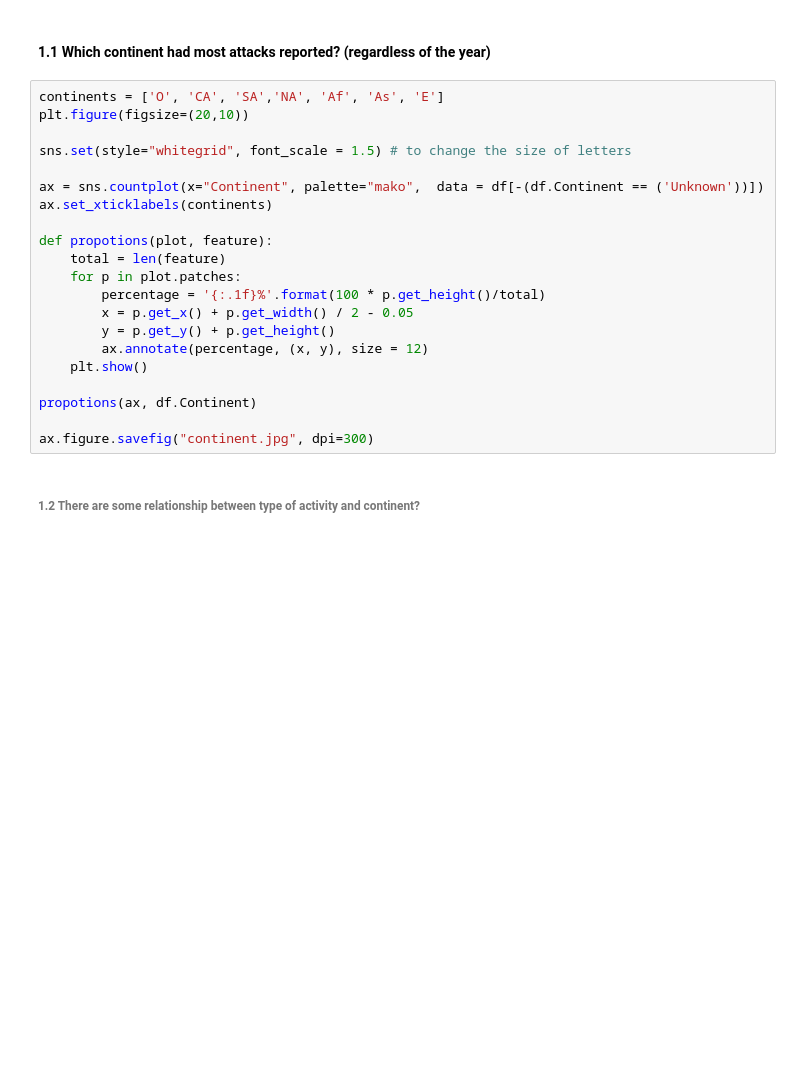
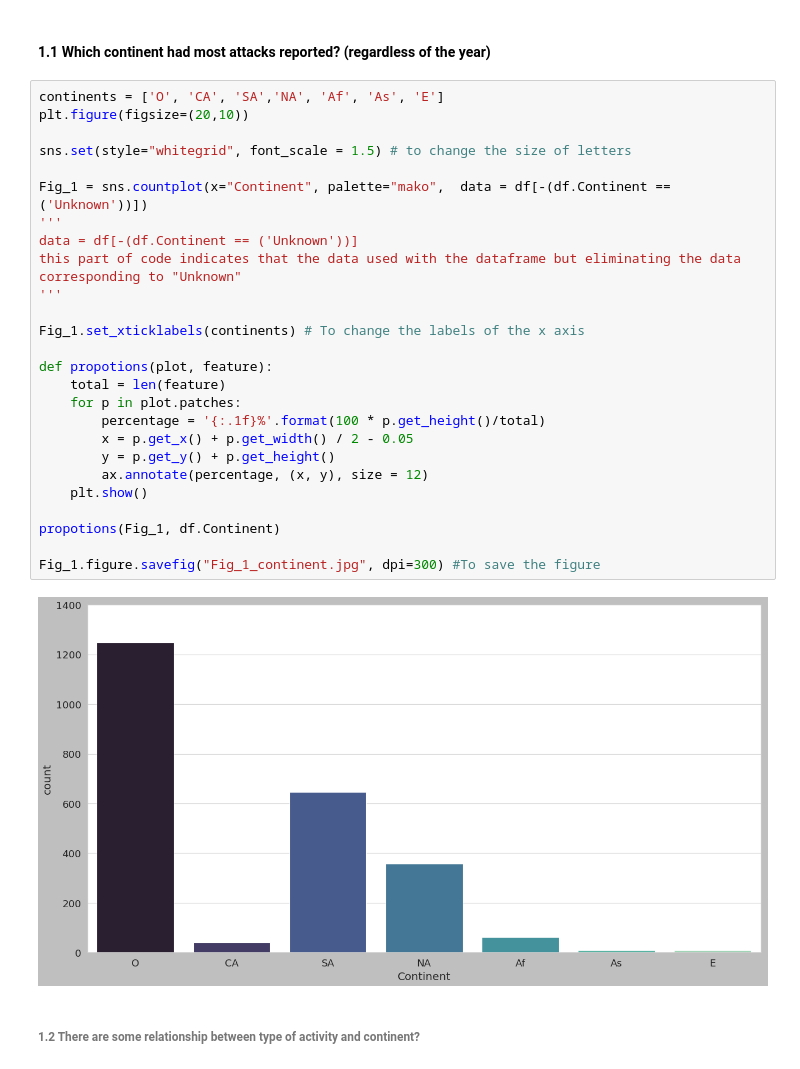
Before and after one commit to AnaAGG/P1_Pandas, a Jupyter notebook: output/Data_visualization.ipynb, the cells around one changed output. Drawn from its saved outputs; the diff is of its cells as text; blank space fills up the shorter version.

```diff
--- a/output/Data_visualization.ipynb
+++ b/output/Data_visualization.ipynb
@@ -30,24 +30,31 @@ attacks_y_c.rename(columns={'Type':'Attacks'}, inplace=True)
 # %%
 continents = ['O', 'CA', 'SA','NA', 'Af', 'As', 'E']
 plt.figure(figsize=(20,10))
 
 sns.set(style="whitegrid", font_scale = 1.5) # to change the size of letters
 
-ax = sns.countplot(x="Continent", palette="mako",  data = df[-(df.Continent == ('Unknown'))])
-ax.set_xticklabels(continents)
+Fig_1 = sns.countplot(x="Continent", palette="mako",  data = df[-(df.Continent == ('Unknown'))])
+'''
+data = df[-(df.Continent == ('Unknown'))]
+this part of code indicates that the data used with the dataframe but eliminating the data corresponding to "Unknown"
+'''
+
+Fig_1.set_xticklabels(continents) # To change the labels of the x axis
 
 def propotions(plot, feature):
     total = len(feature)
     for p in plot.patches:
         percentage = '{:.1f}%'.format(100 * p.get_height()/total)
         x = p.get_x() + p.get_width() / 2 - 0.05
         y = p.get_y() + p.get_height()
         ax.annotate(percentage, (x, y), size = 12)
     plt.show()
 
-propotions(ax, df.Continent)
+propotions(Fig_1, df.Continent)
 
-ax.figure.savefig("continent.jpg", dpi=300)
+Fig_1.figure.savefig("Fig_1_continent.jpg", dpi=300) #To save the figure
+# %% [output]
+[figure, added]
 # %% [markdown]
 ###### 1.2 There are some relationship between type of activity and continent?
 # %%
```
Also changed, not shown: parts of 12 cells of this notebook.
